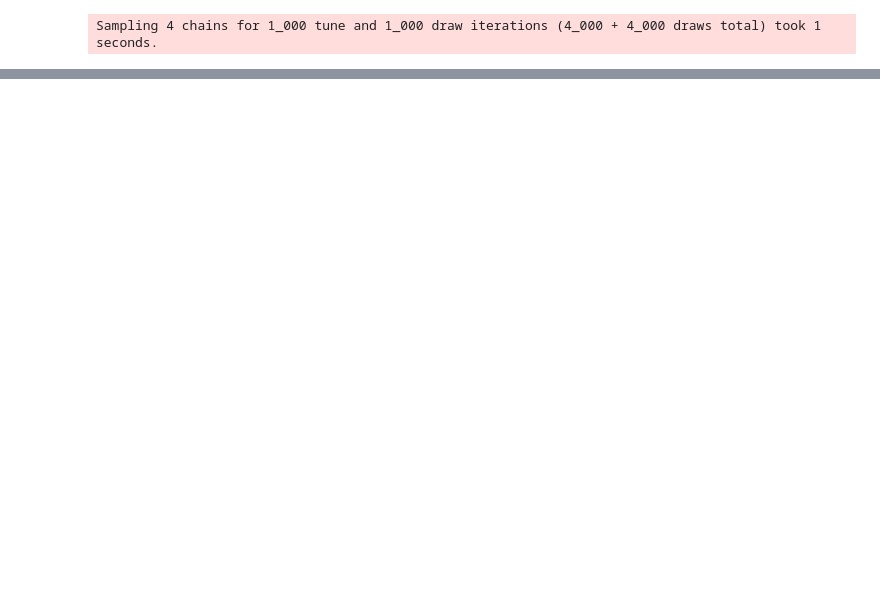
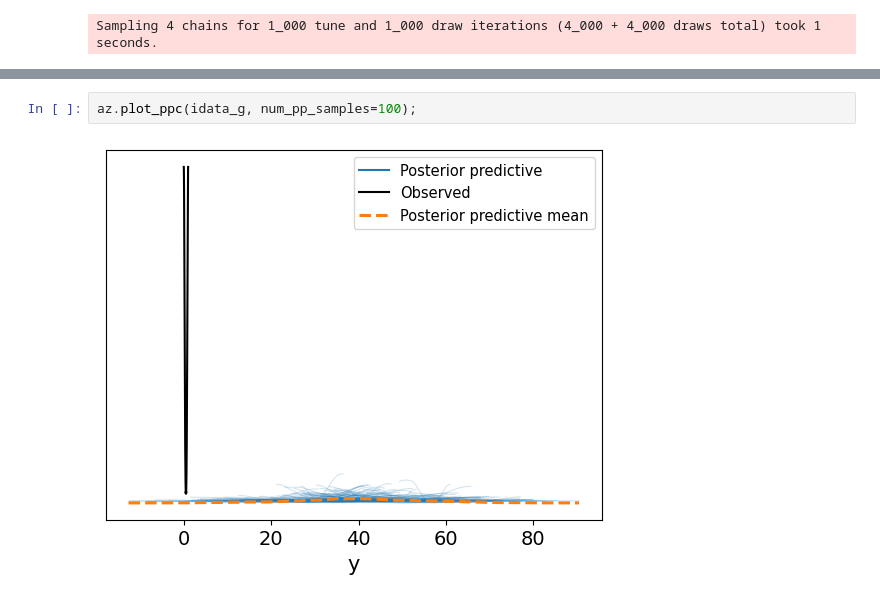
Before and after one commit to damiansp/completePython, a Jupyter notebook: bayesian/bap/02_programming_probabilistically.ipynb, the cells around one changed output, grey strips where cells are left out. Saved outputs shown, nothing was run; the diff lists cells and outputs as text; blank space fills up the shorter version.

```diff
--- a/bayesian/bap/02_programming_probabilistically.ipynb
+++ b/bayesian/bap/02_programming_probabilistically.ipynb
@@ -132,0 +144,4 @@ az.summary(idata_g, kind='stats').round(2)
+# %%
+az.plot_ppc(idata_g, num_pp_samples=100);
+# %% [output]
+[figure, added]
```
Also changed, not shown: parts of 16 cells of this notebook.
